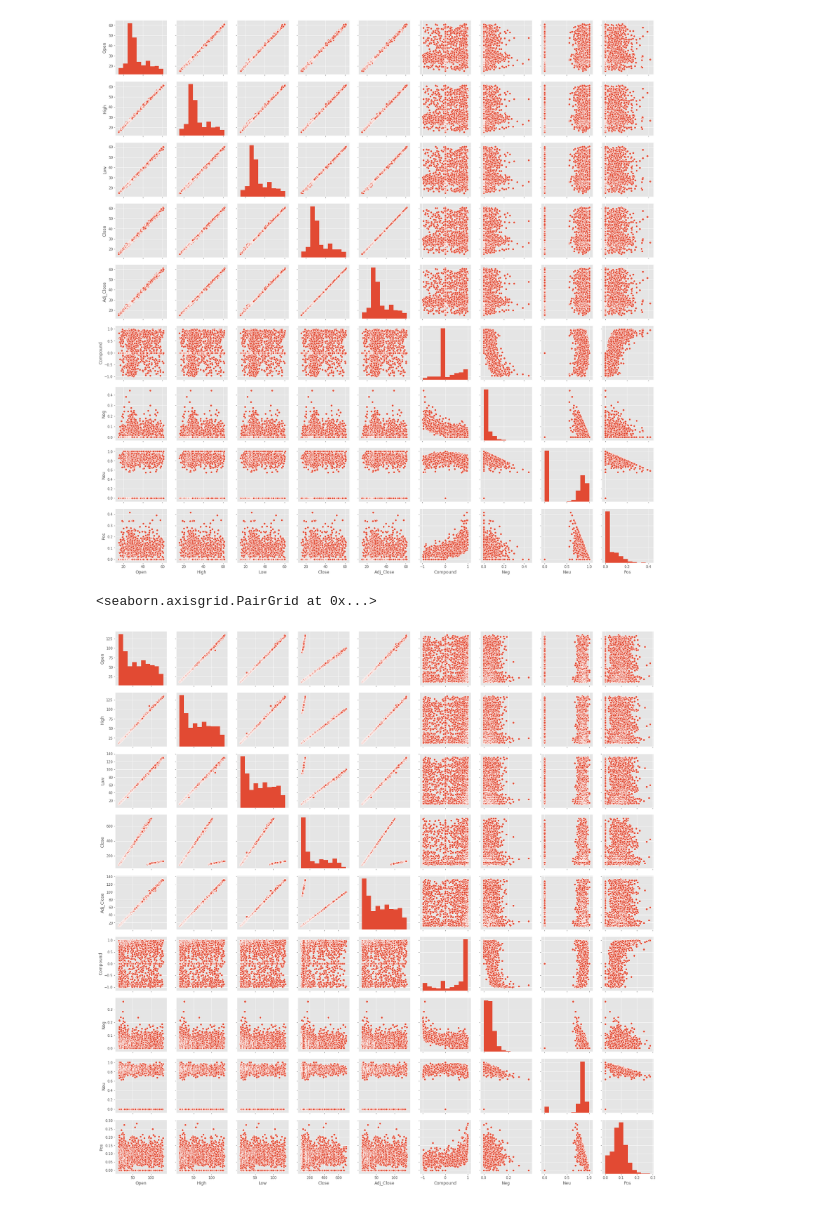
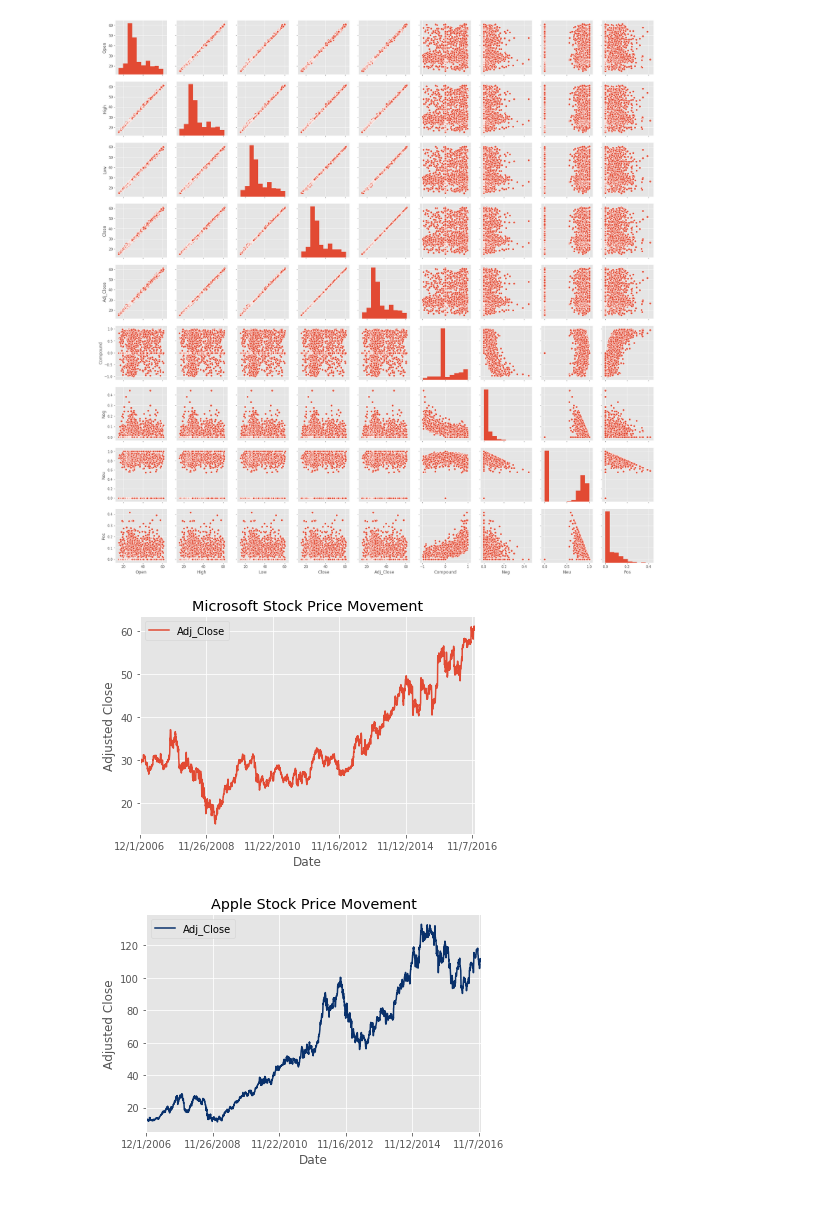
Before and after one commit to micattia/Capstone, a Jupyter notebook: 04_Bivariate_analysis.ipynb, the cells around one changed output. Drawn from its saved outputs; the diff is of its cells as text; code cells hidden in the pictures.

```diff
--- a/04_Bivariate_analysis.ipynb
+++ b/04_Bivariate_analysis.ipynb
@@ -148,11 +124,41 @@ sns.pairplot(dfMS)
 # %% [output]
 <seaborn.axisgrid.PairGrid at 0x...>
 [figure]
-# %%
-# Also checking the pair plot for the Microsoft Data Set
-#import seaborn as sns
-# Create the default pairplot
-sns.pairplot(dfAPPL)
-# %% [output]
-<seaborn.axisgrid.PairGrid at 0x...>
-[figure, removed]
+# %%
+# CREATING A SUBSET OF MICROSOFT DATASET WITH ONLY TWO COLUMNS THE DATE AND ADJ_CLOSE
+# THE REASON FOR CREATING THIS DATA SET IS TO PLOT THE STOCK PRICE MOVEMENT OVER TIME
+# TO SEE HOW THE PRICE CHANGE IS GOING THROUGH THE TEN YEARS RANGE OF THE DATASET
+
+# creating the dataframe with date column as the index
+dfMSind = pd.read_csv(linkMS1, index_col="Date",usecols=["Date","Adj Close"])
+# renaming the adj close column name to remove the space
+dfMSind = dfMSind.rename(index=str,columns={"Adj Close": "Adj_Close"})
+#dfMSind.head()
+# creating the plot object with title and form parameters, then giving the X and Y labels
+ax = dfMSind.plot(title = "Microsoft Stock Price Movement",fontsize = 10)
+ax.set_xlabel("Date")
+ax.set_ylabel("Adjusted Close")
+pyplot.show()
+
+# code sample for Slicing the Dataset
+#ls = dfMS[[str('Date'),'Close','Open']]
+#ls = dfMSind[['Date','Adj_Close']]
+# %% [output]
+[figure, added]
+# %%
+# CREATING A SUBSET OF APPLE DATASET WITH ONLY TWO COLUMNS THE DATE AND ADJ_CLOSE
+# THE REASON FOR CREATING THIS DATA SET IS TO PLOT THE STOCK PRICE MOVEMENT OVER TIME
+# TO SEE HOW THE PRICE CHANGE IS GOING THROUGH THE TEN YEARS RANGE OF THE DATASET
+
+# creating the dataframe with date column as the index
+dfAPPLind = pd.read_csv(linkAP1, index_col="Date",usecols=["Date","Adj Close"])
+# renaming the adj close column name to remove the space
+dfAPPLind = dfAPPLind.rename(index=str,columns={"Adj Close": "Adj_Close"})
+#dfMSind.head()
+# creating the plot object with title and form parameters, then giving the X and Y labels
+ax = dfAPPLind.plot(title = "Apple Stock Price Movement",fontsize = 10, colormap = "Blues_r")
+ax.set_xlabel("Date")
+ax.set_ylabel("Adjusted Close")
+pyplot.show()
+# %% [output]
+[figure, added]
```
Also changed, not shown: parts of 6 cells of this notebook.
